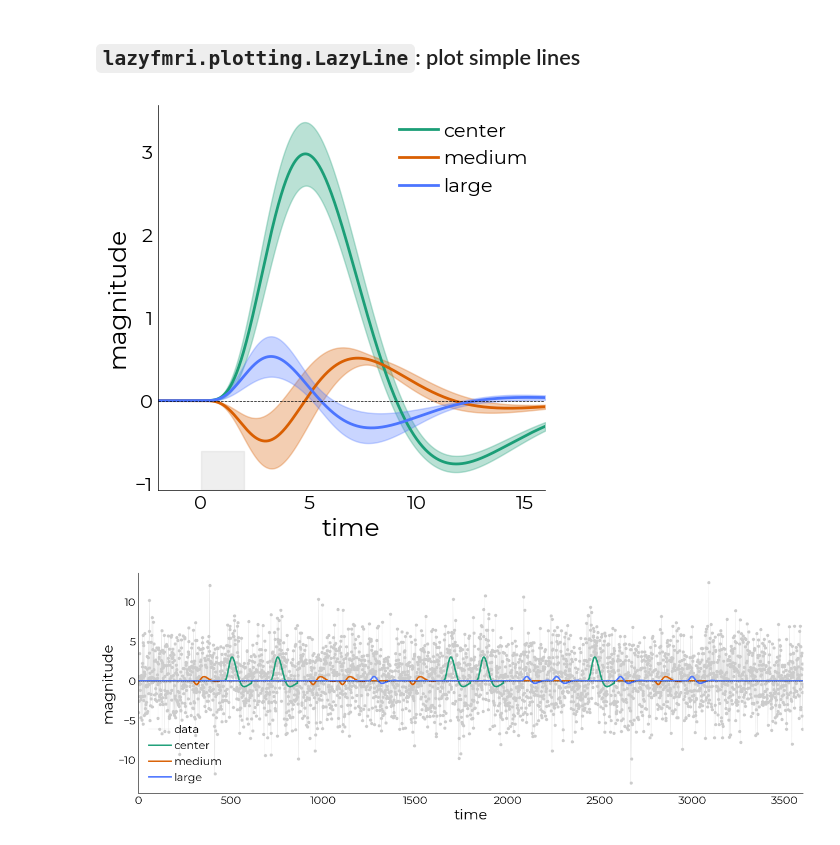
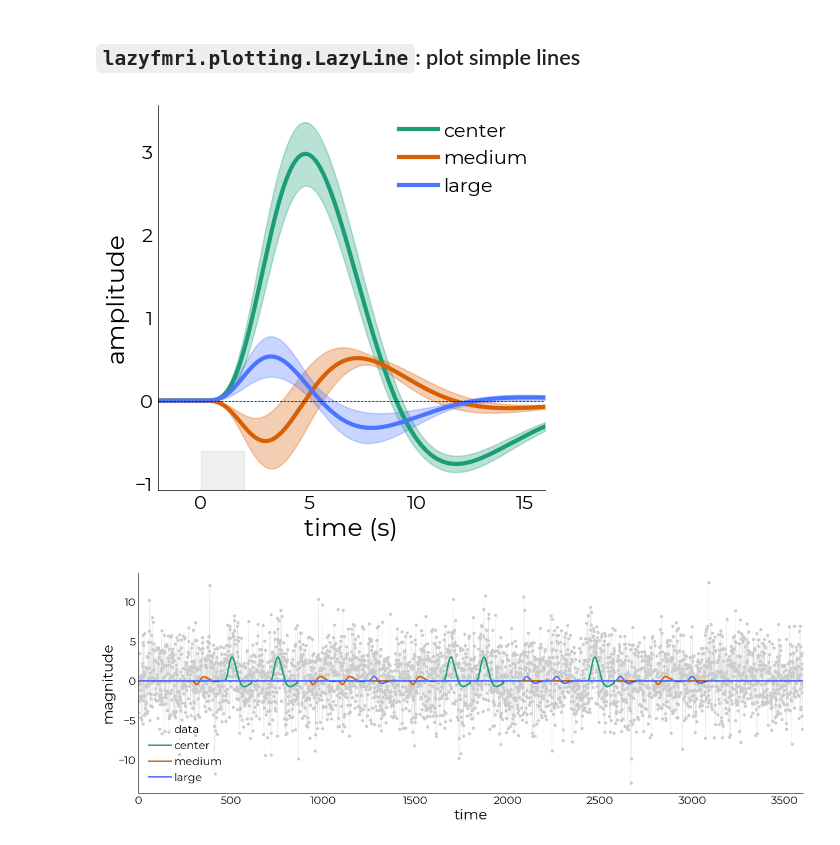
Before and after one commit to gjheij/lazyfmri, a Jupyter notebook: lazyfmri/notebooks/example.ipynb, the cells around one changed output. Cells and saved outputs as stored; diff of their text form; code cells hidden in the pictures.

```diff
--- a/lazyfmri/notebooks/example.ipynb
+++ b/lazyfmri/notebooks/example.ipynb
@@ -199,31 +200,34 @@ for i in evs:
     tc.append(avg.mean(axis=1).values)
     se.append(avg.sem(axis=1).values)
     pr.append(pred.mean(axis=1).values)
+
+# this is also done by format_evs_for_plotting()
+fmt = dec.format_evs_for_plotting(dec.tc_condition)
 # %% [markdown]
 ## `lazyfmri.plotting.LazyLine`: plot simple lines
 # %%
 %matplotlib inline
 
 # do some plotting
 pl = plotting.LazyLine(
-    tc,
-    xx=dec.time,
+    fmt["tc"],
+    xx=fmt["time"],
     figsize=(5,5),
+    labels=["center","medium","large"],
+    x_label="time (s)",
+    y_label="amplitude",
+    error=fmt["err"],
+    line_width=3,
     color=["#1B9E77","#D95F02","#4c75ff"],
-    error=se,
-    line_width=2,
-    labels=["center","medium","large"],
-    x_label="time",
-    y_label="magnitude",
     add_hline=0
 )
 
 plotting.add_axvspan(
     pl.axs,
     ymax=0.1
 )
 # %% [output]
-[figure, old version]
+[figure, new version]
 # %%
 %matplotlib inline
 
```
Also changed, not shown: parts of 13 cells of this notebook.
